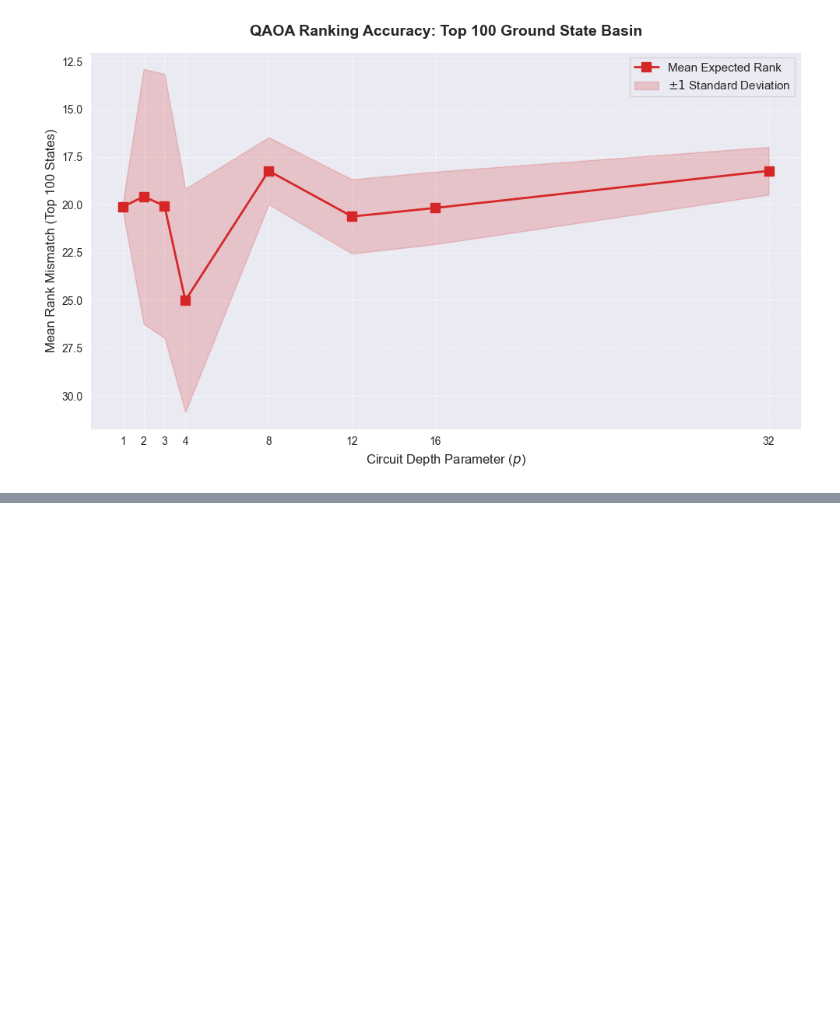
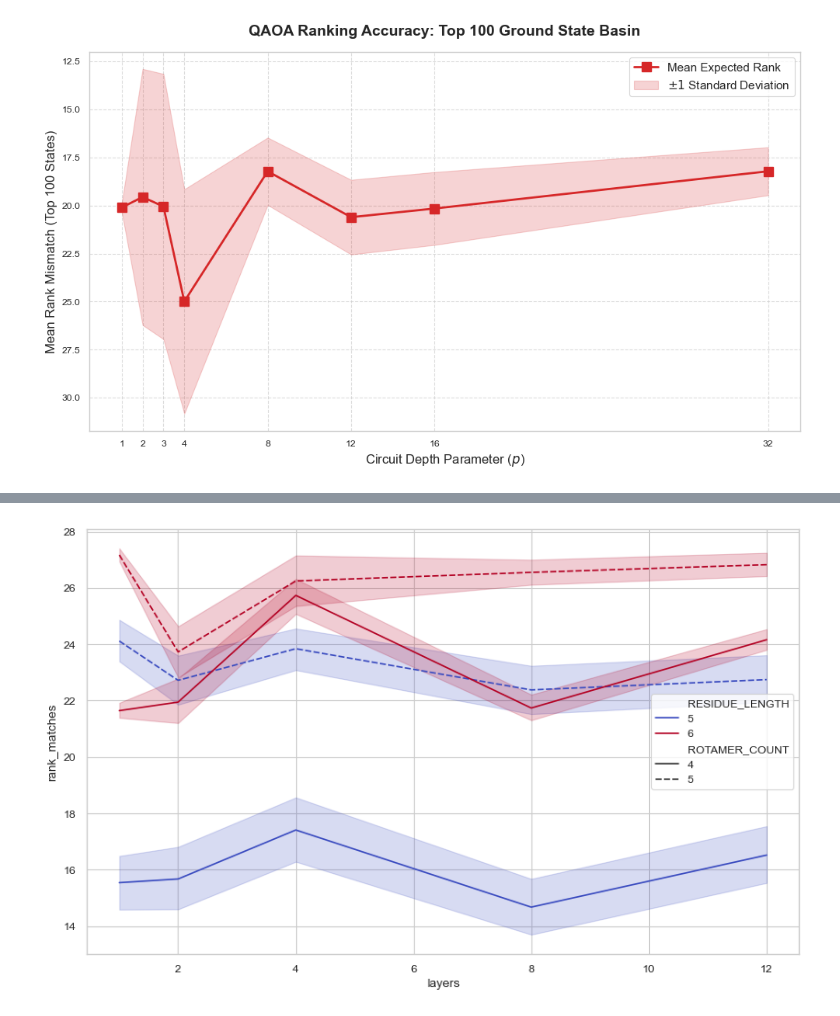
Before and after one commit to sebi-stewart/qml-protein-folding, a Jupyter notebook: poster_plot.ipynb, the cells around one changed output, grey strips where cells are left out. Cells and saved outputs as stored; diff of their text form; code cells hidden in the pictures; blank space fills up the shorter version.

```diff
--- a/poster_plot.ipynb
+++ b/poster_plot.ipynb
@@ -235,3 +225,38 @@ plt.savefig('results/qaoa_expected_rank_scaling.png', dpi=300)
 plt.show()
 # %% [output]
 [figure]
+# %%
+def get_final_files_from_dir(results_folder: str) -> list[str]:
+    import glob, os
+
+    os.chdir(results_folder)
+    final_files = [f"{results_folder}/{file}" for file in glob.glob("*_final.pkl")]
+    os.chdir("..")
+
+    return final_files
+
+def get_df_for_files(files: list[str]):
+    return {
+        file.split("/")[-1][:-4]: pd.read_pickle(file) for file in files
+    }
+
+def mean_rank_matches(group):
+    return pd.Series({
+        'mean': np.mean(group)
+    })
+# %%
+dataframes = get_df_for_files(get_final_files_from_dir(results_folder="overnight_results"))
+for name, df in dataframes.items():
+    df['rank_matches'] = df['rank_matches'].apply(mean_rank_matches)
+
+    _, n, size, _ = name.split("_")
+    start, end = size.split("-")
+
+    df['ROTAMER_COUNT'] = int(n)
+    df['START'] = int(start)
+    df['END'] = int(end)
+    df['SIZE_STR'] = size
+    df['RESIDUE_LENGTH'] = int(end) - int(start) + 1
+
+large_df = pd.concat([frame for frame in dataframes.values()])
+large_df
@@ -237,0 +277,12 @@ plt.show()
+# %%
+fig, ax = plt.subplots(figsize=(10, 6))
+
+sns.lineplot(data=large_df,
+             x="layers", y="rank_matches",
+             hue='RESIDUE_LENGTH', style='ROTAMER_COUNT',
+             markers=False, legend='brief',
+             palette=sns.color_palette('coolwarm', as_cmap = True),
+             ax=ax)
+plt.show()
+# %% [output]
+[figure, added]
```
Also changed, not shown: parts of 7 cells of this notebook.
